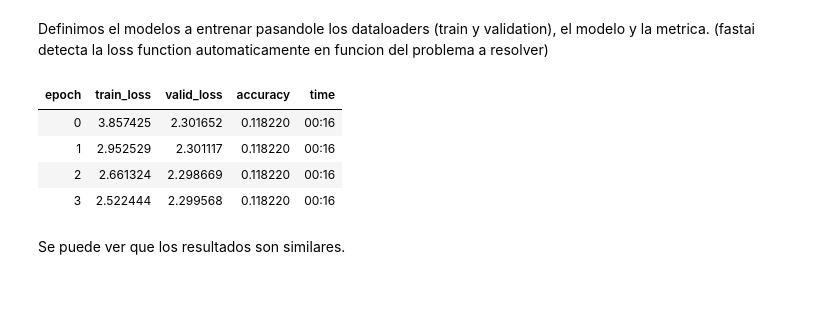
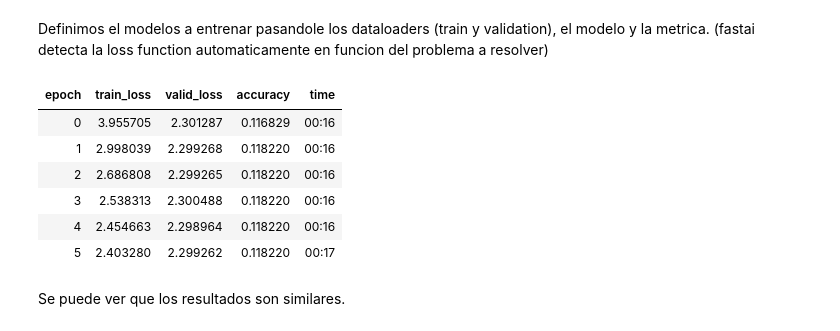
Before and after one commit to tomiambro/ap_automatico, a Jupyter notebook: tp2pytorch.ipynb, the cells around one changed output. Drawn from its saved outputs; the diff is of its cells as text; code cells hidden in the pictures; blank space fills up the shorter version.

```diff
--- a/tp2pytorch.ipynb
+++ b/tp2pytorch.ipynb
@@ -332,14 +334,16 @@ Definimos el modelos a entrenar pasandole los dataloaders (train y validation),
 fs_model = CNN()
 learn = Learner(dls, fs_model, metrics=accuracy)
 # %%
-# lr = 0.01
-learn.fit(3, lr=lr)
+# lr = 0.002
+learn.fit(6, lr=lr)
 # %% [output]
 | epoch | train_loss | valid_loss | accuracy | time |
-| 0 | 3.857425 | 2.301652 | 0.118220 | 00:16 |
-| 1 | 2.952529 | 2.301117 | 0.118220 | 00:16 |
-| 2 | 2.661324 | 2.298669 | 0.118220 | 00:16 |
-| 3 | 2.522444 | 2.299568 | 0.118220 | 00:16 |
+| 0 | 3.955705 | 2.301287 | 0.116829 | 00:16 |
+| 1 | 2.998039 | 2.299268 | 0.118220 | 00:16 |
+| 2 | 2.686808 | 2.299265 | 0.118220 | 00:16 |
+| 3 | 2.538313 | 2.300488 | 0.118220 | 00:16 |
+| 4 | 2.454663 | 2.298964 | 0.118220 | 00:16 |
+| 5 | 2.403280 | 2.299262 | 0.118220 | 00:17 |
 # %% [markdown]
 Se puede ver que los resultados son similares.
 # %% [markdown]
```
Also changed, not shown: parts of 7 cells of this notebook.
